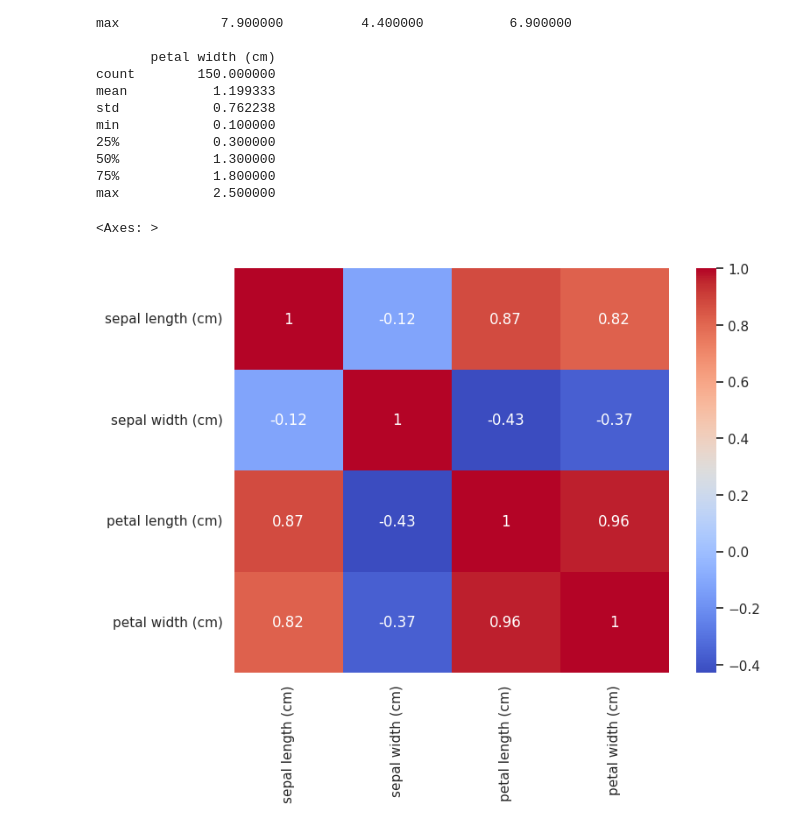
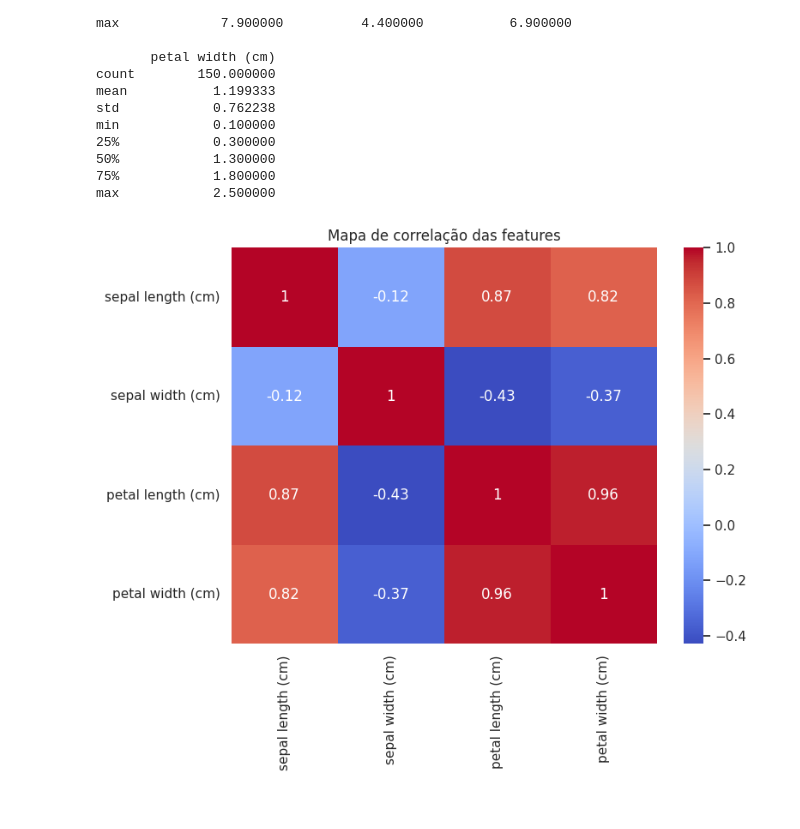
Before and after one commit to dsnato/data-science, a Jupyter notebook: projeto_ml_dataset_iris.ipynb, the cells around one changed output. Cells and saved outputs as stored; diff of their text form; code cells hidden in the pictures.

```diff
--- a/projeto_ml_dataset_iris.ipynb
+++ b/projeto_ml_dataset_iris.ipynb
@@ -71,7 +71,8 @@ max            2.500000
 # %%
 # Verificar correlação entre features
 plt.figure(figsize=(8,6))
 sns.heatmap(X.corr(), annot=True, cmap='coolwarm')
+plt.title('Mapa de correlação das features')
+plt.show()
 # %% [output]
-<Axes: >
-[figure, old version]
+[figure, new version]
```
Also changed, not shown: parts of 19 cells of this notebook.
